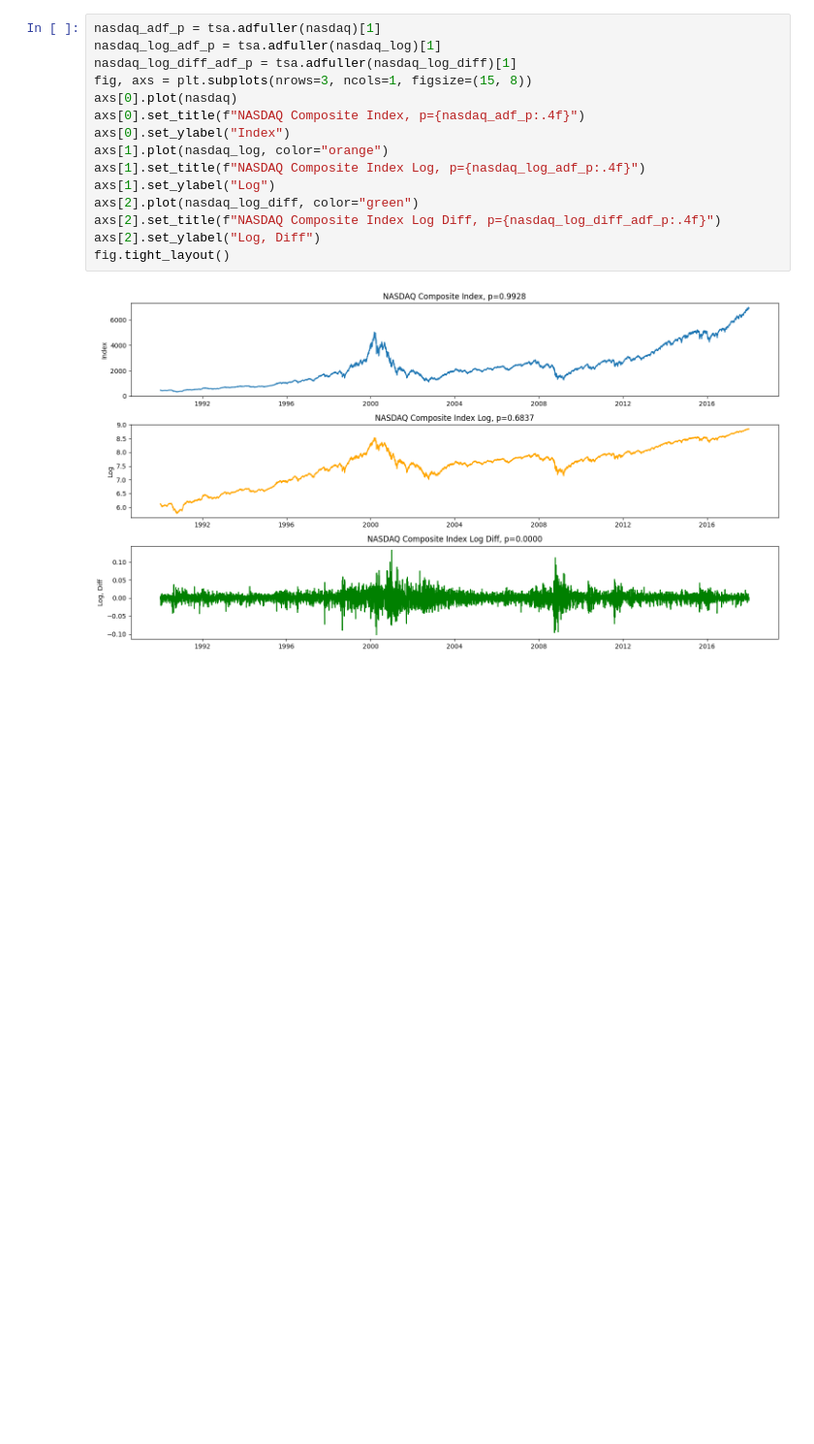
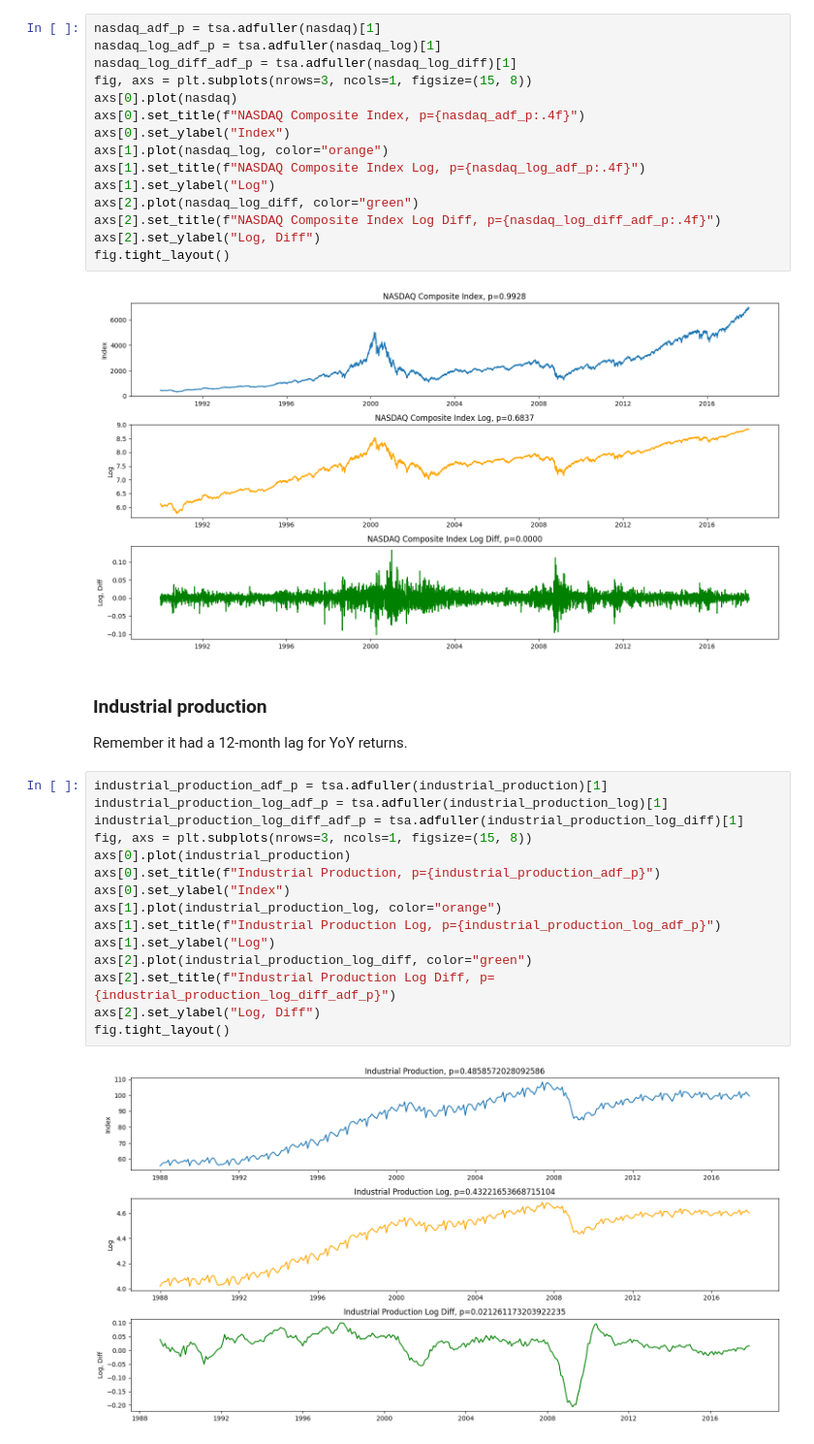
Before and after one commit to akey7/fuzzy-system-research, a Jupyter notebook: ML4AT/decomposition.ipynb, the cells around one changed output. Shown at 97% size. Drawn from its saved outputs; the diff is of its cells as text; blank space fills up the shorter version.

Commit message:
Issue #7
Plot NASDAQ composite index and industrial production.

```diff
--- a/ML4AT/decomposition.ipynb
+++ b/ML4AT/decomposition.ipynb
@@ -150,3 +150,24 @@ axs[2].set_ylabel("Log, Diff")
 fig.tight_layout()
 # %% [output]
 [figure]
+# %% [markdown]
+### Industrial production
+
+Remember it had a 12-month lag for YoY returns.
+# %%
+industrial_production_adf_p = tsa.adfuller(industrial_production)[1]
+industrial_production_log_adf_p = tsa.adfuller(industrial_production_log)[1]
+industrial_production_log_diff_adf_p = tsa.adfuller(industrial_production_log_diff)[1]
+fig, axs = plt.subplots(nrows=3, ncols=1, figsize=(15, 8))
+axs[0].plot(industrial_production)
+axs[0].set_title(f"Industrial Production, p={industrial_production_adf_p}")
+axs[0].set_ylabel("Index")
+axs[1].plot(industrial_production_log, color="orange")
+axs[1].set_title(f"Industrial Production Log, p={industrial_production_log_adf_p}")
+axs[1].set_ylabel("Log")
+axs[2].plot(industrial_production_log_diff, color="green")
+axs[2].set_title(f"Industrial Production Log Diff, p={industrial_production_log_diff_adf_p}")
+axs[2].set_ylabel("Log, Diff")
+fig.tight_layout()
+# %% [output]
+[figure, added]
```
